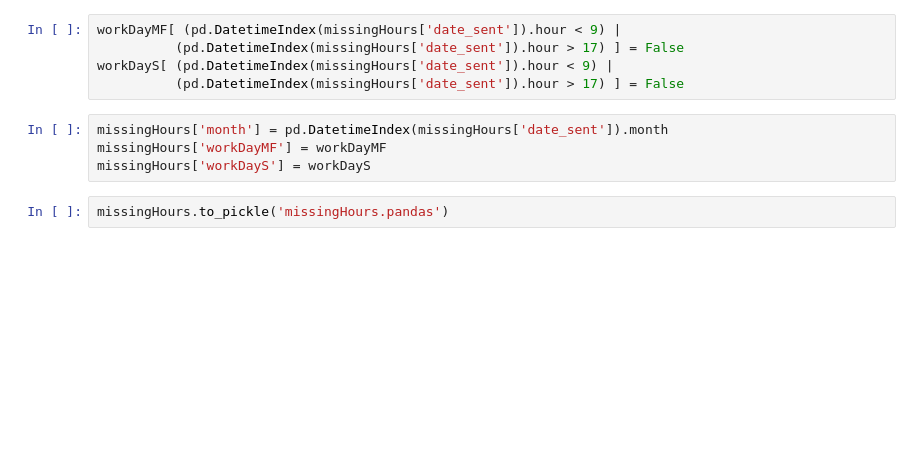
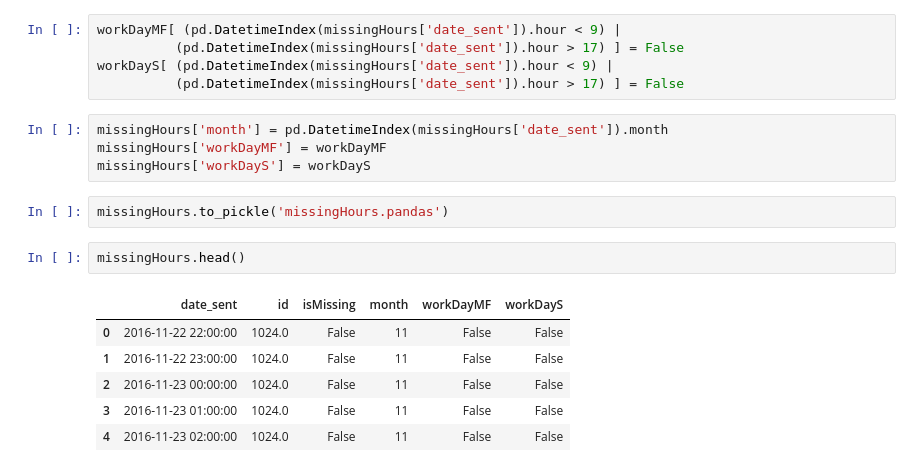
Before and after one commit to Ozniras/tjkCellphoneImputation, a Jupyter notebook: createMissingIndex.ipynb, the cells around one changed output. Saved outputs shown, nothing was run; the diff lists cells and outputs as text; blank space fills up the shorter version.

```diff
--- a/createMissingIndex.ipynb
+++ b/createMissingIndex.ipynb
@@ -191,3 +191,12 @@ missingHours['workDayMF'] = workDayMF
 missingHours['workDayS'] = workDayS
 # %%
 missingHours.to_pickle('missingHours.pandas')
+# %%
+missingHours.head()
+# %% [output]
+|  | date_sent | id | isMissing | month | workDayMF | workDayS |
+| 0 | 2016-11-22 22:00:00 | 1024.0 | False | 11 | False | False |
+| 1 | 2016-11-22 23:00:00 | 1024.0 | False | 11 | False | False |
+| 2 | 2016-11-23 00:00:00 | 1024.0 | False | 11 | False | False |
+| 3 | 2016-11-23 01:00:00 | 1024.0 | False | 11 | False | False |
+| 4 | 2016-11-23 02:00:00 | 1024.0 | False | 11 | False | False |
```
Also changed, not shown: parts of 4 cells of this notebook, 1 other file.
